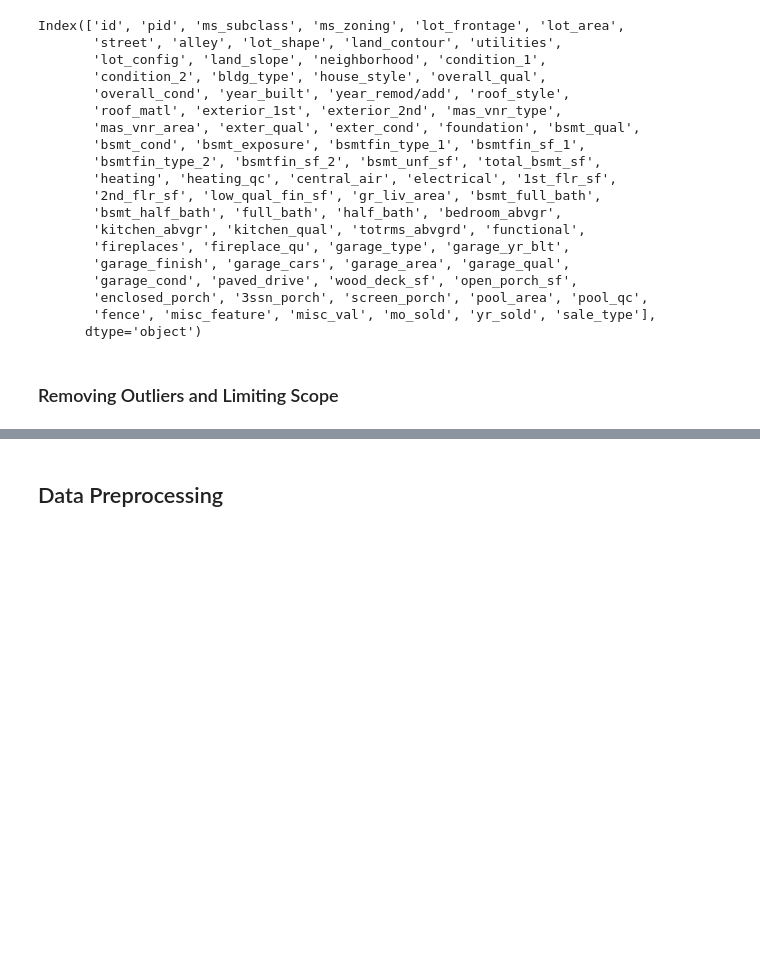
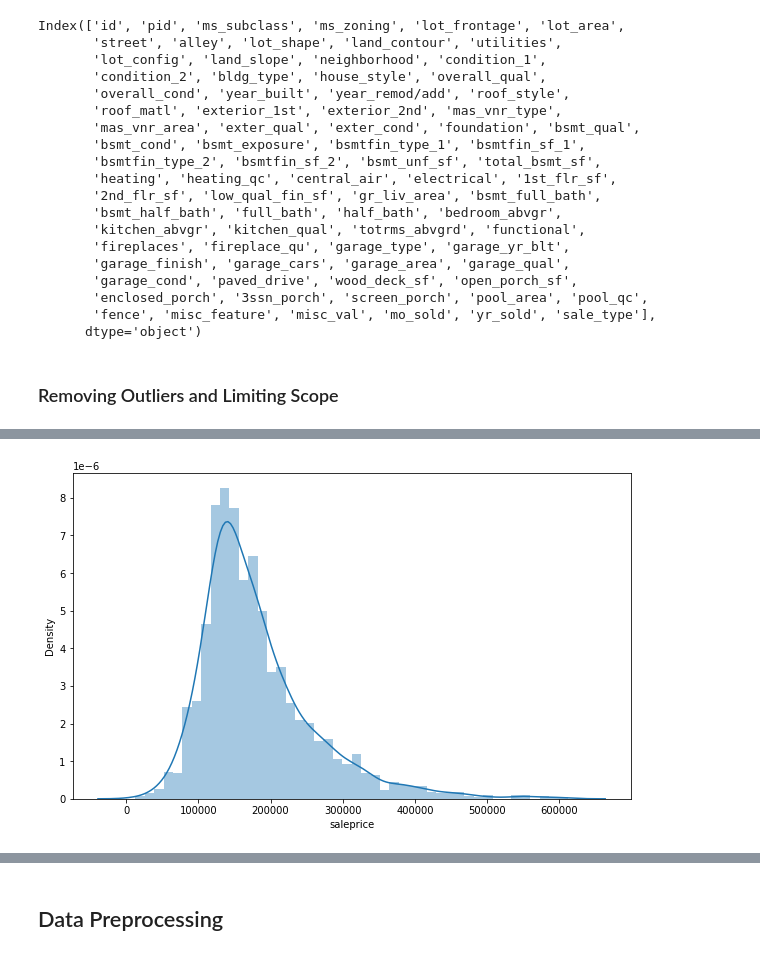
Before and after one commit to rowangayleschaefer/modeling_housing_prices, a Jupyter notebook: code/rowan_project2_cleaning.ipynb, the cells around one changed output, grey strips where cells are left out. Drawn from its saved outputs; the diff is of its cells as text; code cells hidden in the pictures; blank space fills up the shorter version.

```diff
--- a/code/rowan_project2_cleaning.ipynb
+++ b/code/rowan_project2_cleaning.ipynb
@@ -182,0 +103,6 @@ test[test['ms_zoning']=='I'] #  No Industrial
+# %%
+plt.figure(figsize=(10,6));
+sns.distplot(train.saleprice);
+plt.show();
+# %% [output]
+[figure, added]
```
Also changed, not shown: parts of 89 cells of this notebook, 24 other files.
